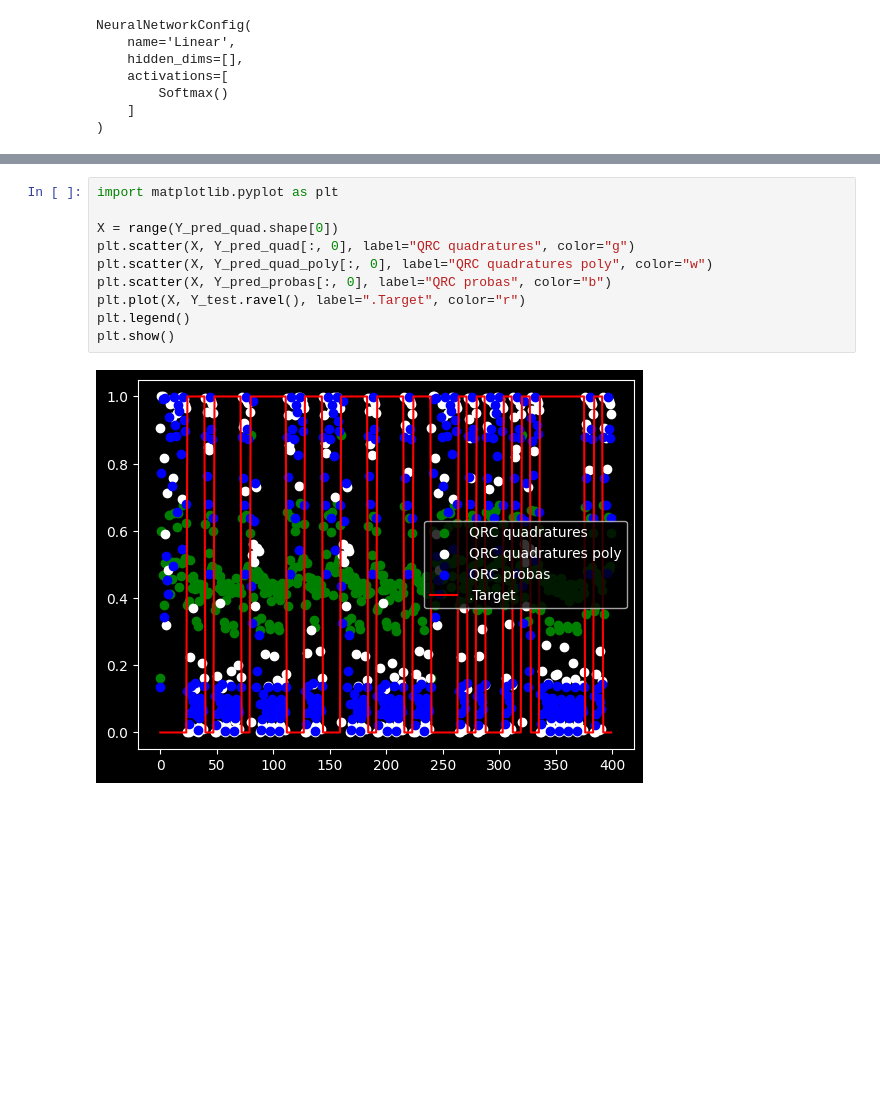
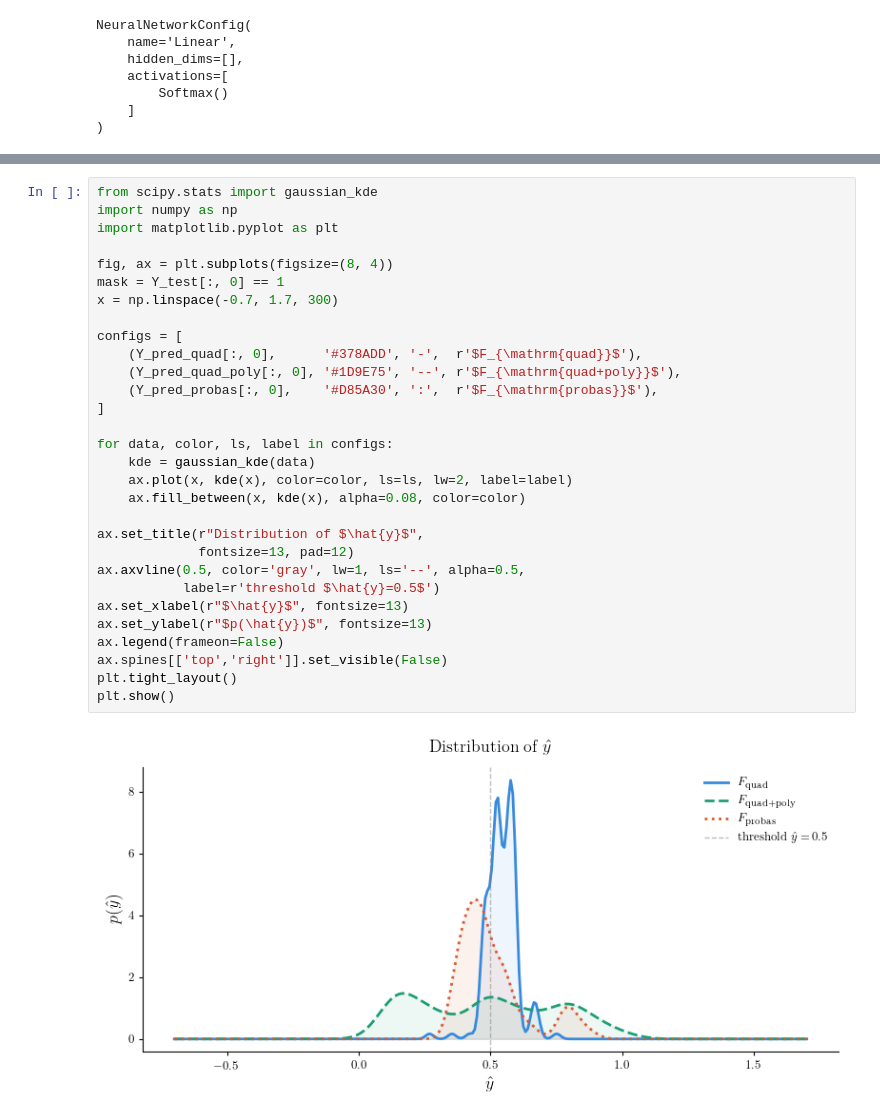
Before and after one commit to nicolasmalet/Quantum-Learn, a Jupyter notebook: Backpropagation.ipynb, the cells around one changed output, grey strips where cells are left out. Cells and saved outputs as stored; diff of their text form; blank space fills up the shorter version.

```diff
--- a/Backpropagation.ipynb
+++ b/Backpropagation.ipynb
@@ -164,12 +205,32 @@ Accuracy probas = 92.5 %
-# %%
-import matplotlib.pyplot as plt
-
-X = range(Y_pred_quad.shape[0])
-plt.scatter(X, Y_pred_quad[:, 0], label="QRC quadratures", color="g")
-plt.scatter(X, Y_pred_quad_poly[:, 0], label="QRC quadratures poly", color="w")
-plt.scatter(X, Y_pred_probas[:, 0], label="QRC probas", color="b")
-plt.plot(X, Y_test.ravel(), label=".Target", color="r")
-plt.legend()
-plt.show()
-# %% [output]
-[figure, removed]
+# %%
+from scipy.stats import gaussian_kde
+import numpy as np
+import matplotlib.pyplot as plt
+
+fig, ax = plt.subplots(figsize=(8, 4))
+mask = Y_test[:, 0] == 1
+x = np.linspace(-0.7, 1.7, 300)
+
+configs = [
+    (Y_pred_quad[:, 0],      '#378ADD', '-',  r'$F_{\mathrm{quad}}$'),
+    (Y_pred_quad_poly[:, 0], '#1D9E75', '--', r'$F_{\mathrm{quad+poly}}$'),
+    (Y_pred_probas[:, 0],    '#D85A30', ':',  r'$F_{\mathrm{probas}}$'),
+]
+
+for data, color, ls, label in configs:
+    kde = gaussian_kde(data)
+    ax.plot(x, kde(x), color=color, ls=ls, lw=2, label=label)
+    ax.fill_between(x, kde(x), alpha=0.08, color=color)
+
+ax.set_title(r"Distribution of $\hat{y}$",
+             fontsize=13, pad=12)
+ax.axvline(0.5, color='gray', lw=1, ls='--', alpha=0.5,
+           label=r'threshold $\hat{y}=0.5$')
+ax.set_xlabel(r"$\hat{y}$", fontsize=13)
+ax.set_ylabel(r"$p(\hat{y})$", fontsize=13)
+ax.legend(frameon=False)
+ax.spines[['top','right']].set_visible(False)
+plt.tight_layout()
+plt.show()
+# %% [output]
+[figure, added]
```
Also changed, not shown: parts of 10 cells of this notebook, 34 other files.
